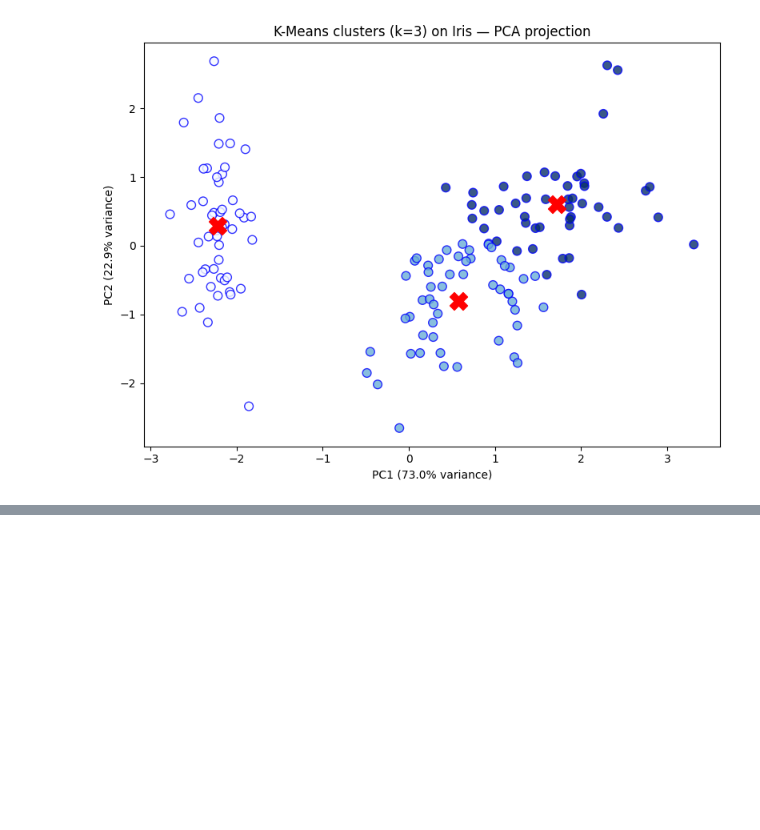
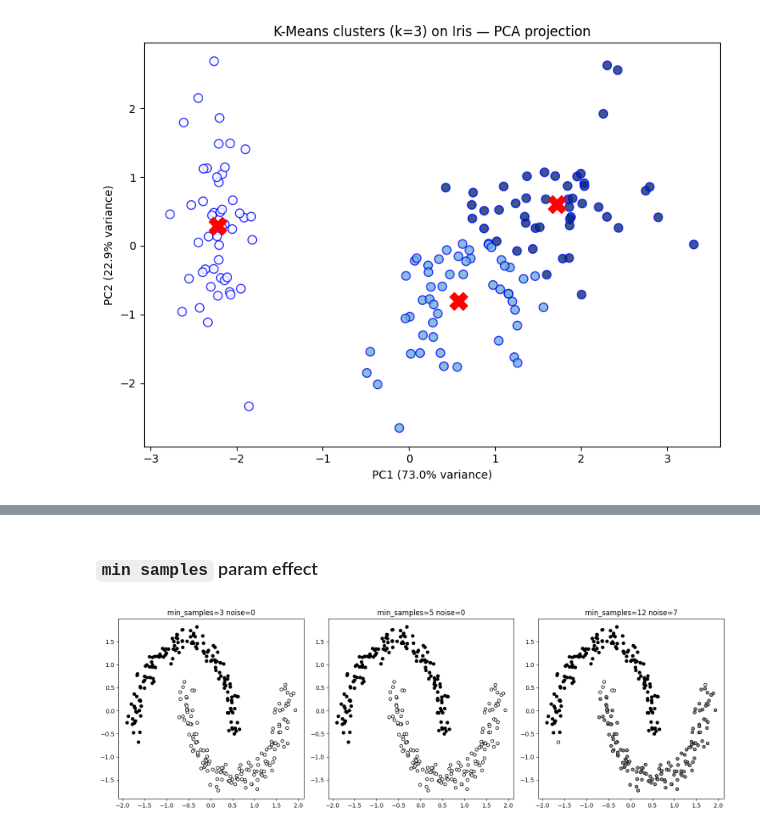
Before and after one commit to Lampard7crypt/Data-Science-Python, a Jupyter notebook: Phase 3/clustering.ipynb, the cells around one changed output, grey strips where cells are left out. Drawn from its saved outputs; the diff is of its cells as text; code cells hidden in the pictures; blank space fills up the shorter version.

```diff
--- a/Phase 3/clustering.ipynb
+++ b/Phase 3/clustering.ipynb
@@ -108,0 +154,14 @@ plt.show()
+# %% [markdown]
+### `min samples` param effect
+# %%
+fig, axes = plt.subplots(1, 3, figsize=(15, 5))
+for ax, ms in zip(axes, [3, 5, 12]):
+    labels = DBSCAN(eps=0.3, min_samples=ms).fit_predict(X_moons)
+    n_noise = list(labels).count(-1)
+    ax.scatter(X_moons[:, 0], X_moons[:, 1], c=labels, edgecolor='k', cmap='Greys', s=25)
+    ax.set_title(f"min_samples={ms} noise={n_noise}")
+
+plt.tight_layout()
+plt.show()
+# %% [output]
+[figure, added]
```
Also changed, not shown: parts of 12 cells of this notebook.
